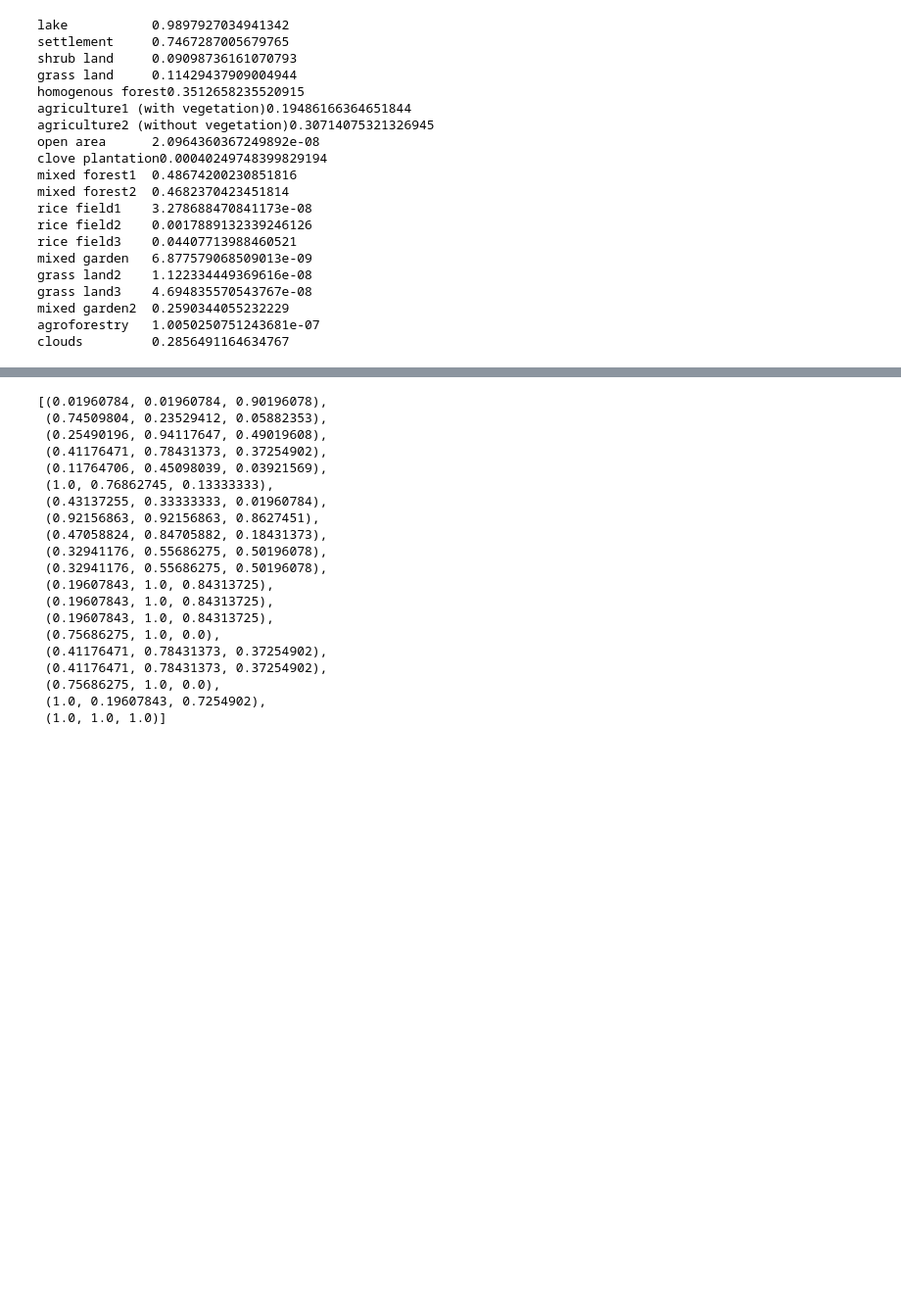
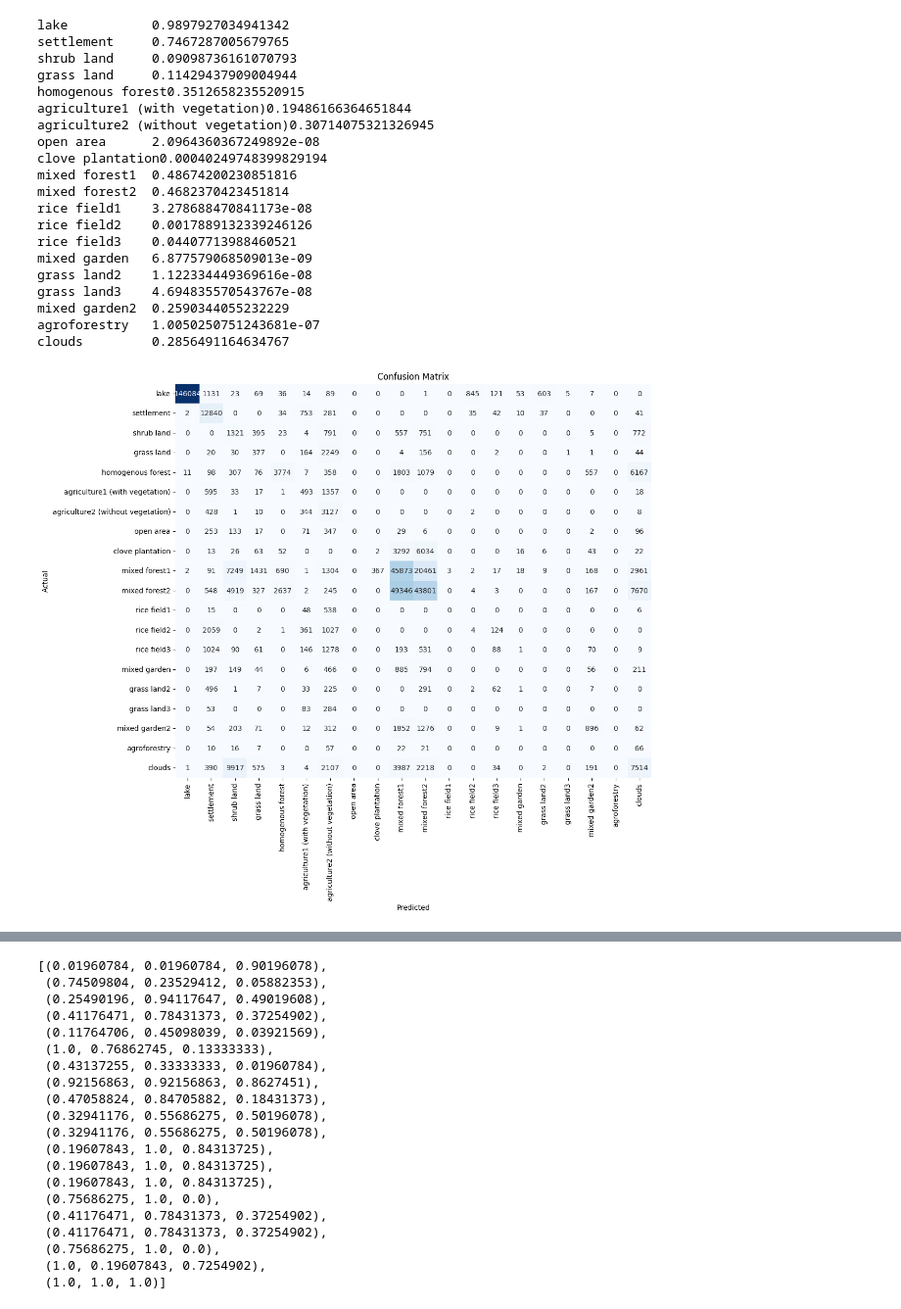
Before and after one commit to realtechsupport/cocktail, a Jupyter notebook: sandbox/notebooks/evaluation_metrics.ipynb, the cells around one changed output, grey strips where cells are left out. Shown at 98% size. Drawn from its saved outputs; the diff is of its cells as text; code cells hidden in the pictures; blank space fills up the shorter version.

Commit message:
updated with confusion matrix

```diff
--- a/sandbox/notebooks/evaluation_metrics.ipynb
+++ b/sandbox/notebooks/evaluation_metrics.ipynb
@@ -261 +278,3 @@ new_boolean_mask = new_ground_truth != 0
+# %%
+new_predict = np.where(new_boolean_mask,resized_predicted_array,0)
 # %%
@@ -418,3 +447,12 @@ grass land3    4.694835570543767e-08
 mixed garden2  0.2590344055232229
 agroforestry   1.0050250751243681e-07
 clouds         0.2856491164634767
+# %%
+from sklearn.metrics import confusion_matrix
+
+# Flatten the arrays to 1D
+ground_truth_flat = new_ground_truth.flatten()
+predictions_flat = new_predict.flatten()
+
+# Create the confusion matrix
+conf_matrix = confusion_matrix(ground_truth_flat, predictions_flat, labels = np.unique(new_ground_truth)[1:])
@@ -420,0 +461,9 @@ clouds         0.2856491164634767
+# %%
+plt.figure(figsize=(12, 10))
+sns.heatmap(conf_matrix, annot=True, fmt='d', cmap='Blues', cbar=False, xticklabels=class_names, yticklabels=class_names)
+plt.xlabel('Predicted')
+plt.ylabel('Actual')
+plt.title('Confusion Matrix')
+plt.show()
+# %% [output]
+[figure, added]
```
Also changed, not shown: parts of 11 cells of this notebook.
